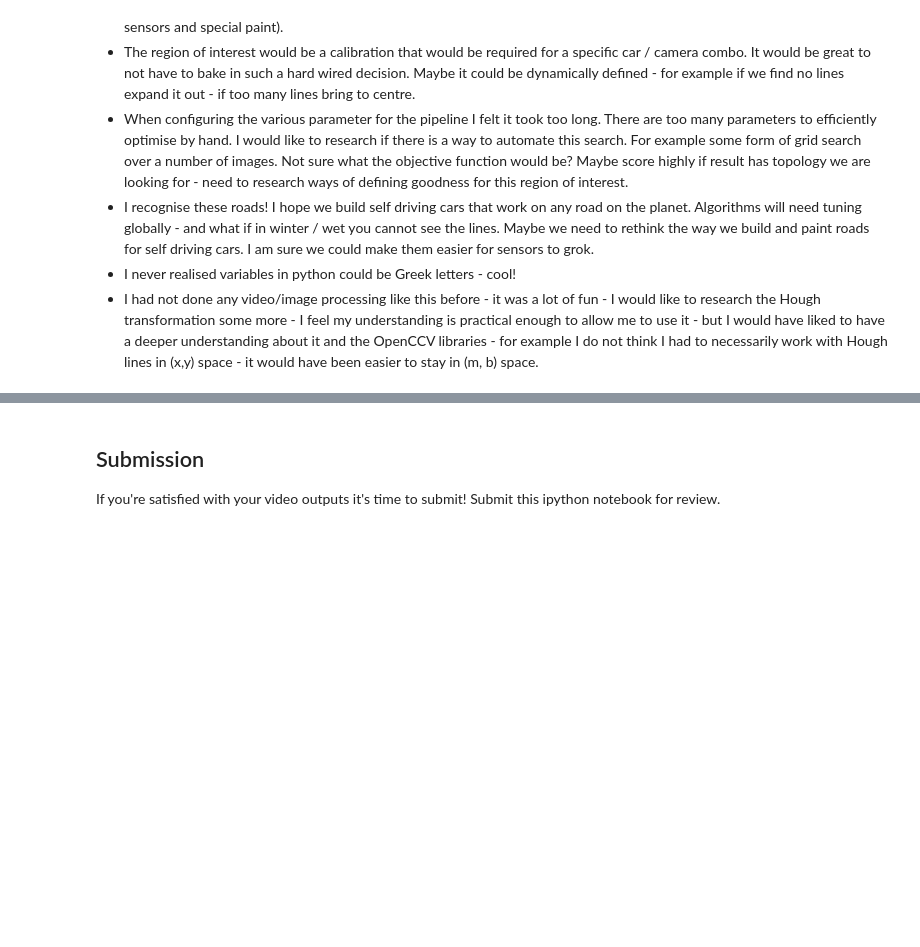
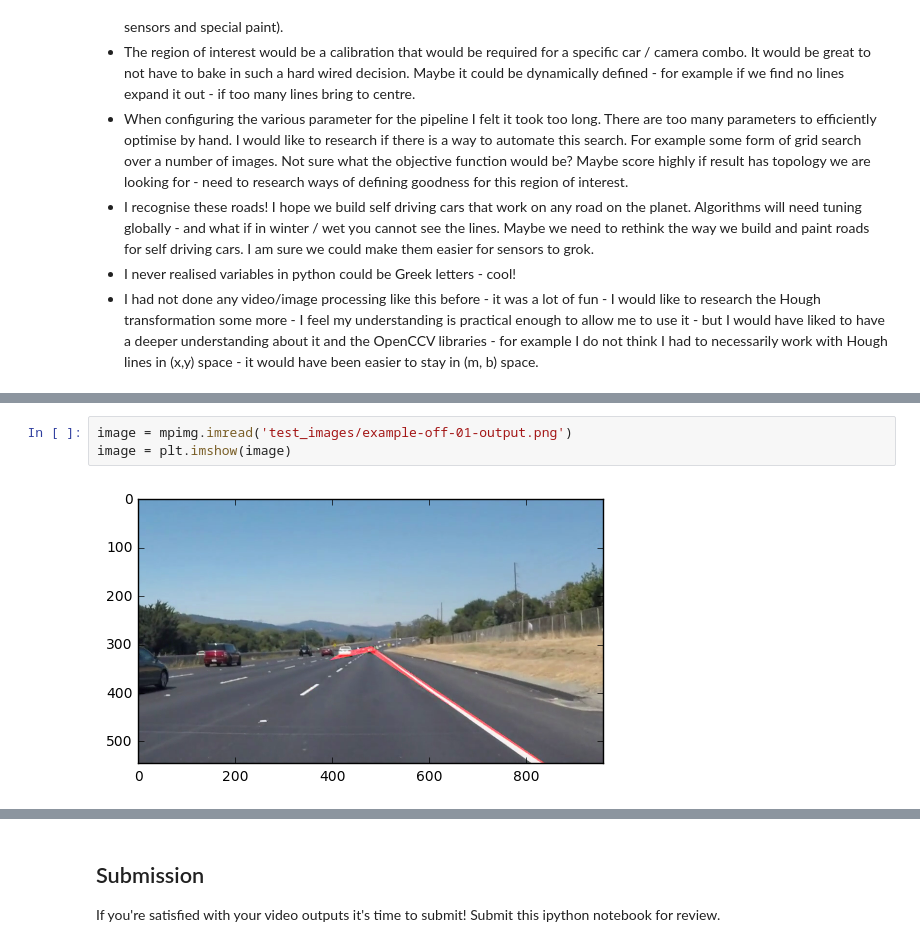
Before and after one commit to mattwg/carnd-project1, a Jupyter notebook: P1.ipynb, the cells around one changed output, grey strips where cells are left out. Drawn from its saved outputs; the diff is of its cells as text; blank space fills up the shorter version.

```diff
--- a/P1.ipynb
+++ b/P1.ipynb
@@ -403,0 +442,5 @@ Thoughts:
+# %%
+image = mpimg.imread('test_images/example-off-01-output.png')
+image = plt.imshow(image)
+# %% [output]
+[figure, added]
```
Also changed, not shown: parts of 17 cells of this notebook, 28 other files.
